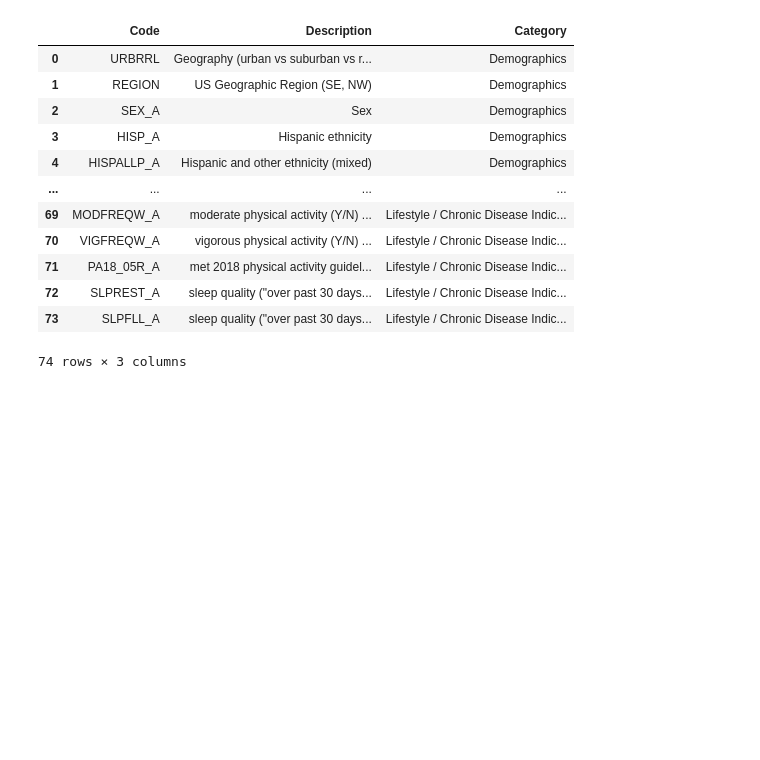
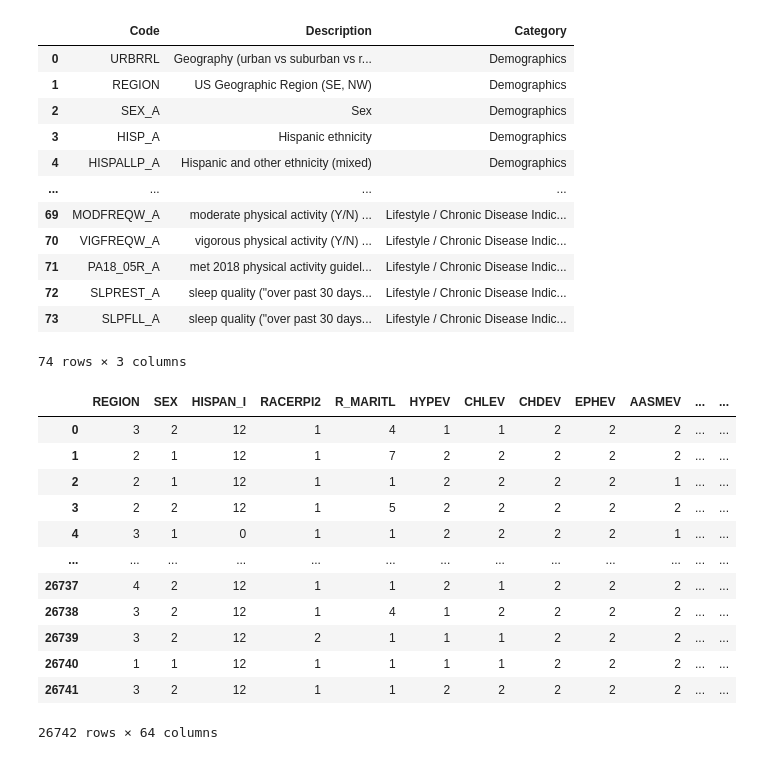
Before and after one commit to ShipraGupta16/Project_1, a Jupyter notebook: cdc_codes.ipynb, the cells around one changed output. Drawn from its saved outputs; the diff is of its cells as text; code cells hidden in the pictures; blank space fills up the shorter version.

Commit message:
The 2017 data

```diff
--- a/cdc_codes.ipynb
+++ b/cdc_codes.ipynb
@@ -42,3 +42,36 @@ cdc_df
 | 72 | SLPREST_A | sleep quality ("over past 30 days... | Lifestyle / Chronic Disease Indic... |
 | 73 | SLPFLL_A | sleep quality ("over past 30 days... | Lifestyle / Chronic Disease Indic... |
 74 rows × 3 columns
+# %%
+# Removing spaces in column names
+adult_data_2017.columns = adult_data_2017.columns.to_series().apply(lambda x:x.strip())
+# %%
+# Selecting the columns we need and adding them to a dataframe
+data_2017 = adult_data_2017 [["REGION", "SEX", "HISPAN_I","RACERPI2",
+                              "R_MARITL", "HYPEV", "CHLEV", "CHDEV",
+                              "EPHEV", "AASMEV", "CANEV", "DIBEV1",
+                              "DIBTYPE", "EPILEP1", "ARTH1", "PAINLMT", "FLWALK",
+                              "AFLHCA17", "ALCHRONR", "SMKSTAT2", "VIGFREQW", "MODFREQW",
+                              "STRFREQW", "ALCSTAT", "AUSUALPL", "AHCPLROU", "APRVTRYR", "ADRNANP",
+                              "ADRNAI", "AHCDLYR1", "AHCDLYR2",  "AHCDLYR3", "AHCDLYR4",
+                              "AHCDLYR5", "AHCAFYR1", "AHCAFYR2", "AWORPAY", "ARX12MO", "ARX12_1",
+                              "ARX12_2", "ARX12_3", "ADNLONG2", "AHCSYR1", "AHERNOY2",
+                              "AERREA4R", "AERREA5R", "AHCHYR", "ASRGYR", "AMDLONGR",
+                              "AEXCHNG", "ASICPUSE", "ASISIM", "ASISIF", "ASIRETR",
+                              "ASIMEDC", "ASICNHC", "ASINBILL", "ASIHCST", "ASICCMP",
+                              "ASISLPFL", "MBO_MAN1","MBO_MND1", "MBO_SPR1", "AWEBUSE"]]
+data_2017
+# %% [output]
+|  | REGION | SEX | HISPAN_I | RACERPI2 | R_MARITL | HYPEV | CHLEV | CHDEV | EPHEV | AASMEV | ... | ... |
+| 0 | 3 | 2 | 12 | 1 | 4 | 1 | 1 | 2 | 2 | 2 | ... | ... |
+| 1 | 2 | 1 | 12 | 1 | 7 | 2 | 2 | 2 | 2 | 2 | ... | ... |
+| 2 | 2 | 1 | 12 | 1 | 1 | 2 | 2 | 2 | 2 | 1 | ... | ... |
+| 3 | 2 | 2 | 12 | 1 | 5 | 2 | 2 | 2 | 2 | 2 | ... | ... |
+| 4 | 3 | 1 | 0 | 1 | 1 | 2 | 2 | 2 | 2 | 1 | ... | ... |
+| ... | ... | ... | ... | ... | ... | ... | ... | ... | ... | ... | ... | ... |
+| 26737 | 4 | 2 | 12 | 1 | 1 | 2 | 1 | 2 | 2 | 2 | ... | ... |
+| 26738 | 3 | 2 | 12 | 1 | 4 | 1 | 2 | 2 | 2 | 2 | ... | ... |
+| 26739 | 3 | 2 | 12 | 2 | 1 | 1 | 1 | 2 | 2 | 2 | ... | ... |
+| 26740 | 1 | 1 | 12 | 1 | 1 | 1 | 1 | 2 | 2 | 2 | ... | ... |
+| 26741 | 3 | 2 | 12 | 1 | 1 | 2 | 2 | 2 | 2 | 2 | ... | ... |
+26742 rows × 64 columns
```
Also changed, not shown: parts of 1 cell of this notebook.
